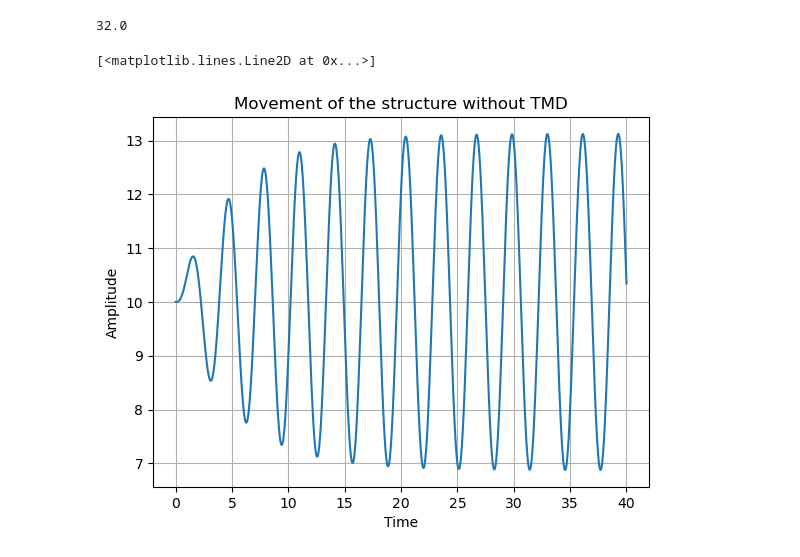
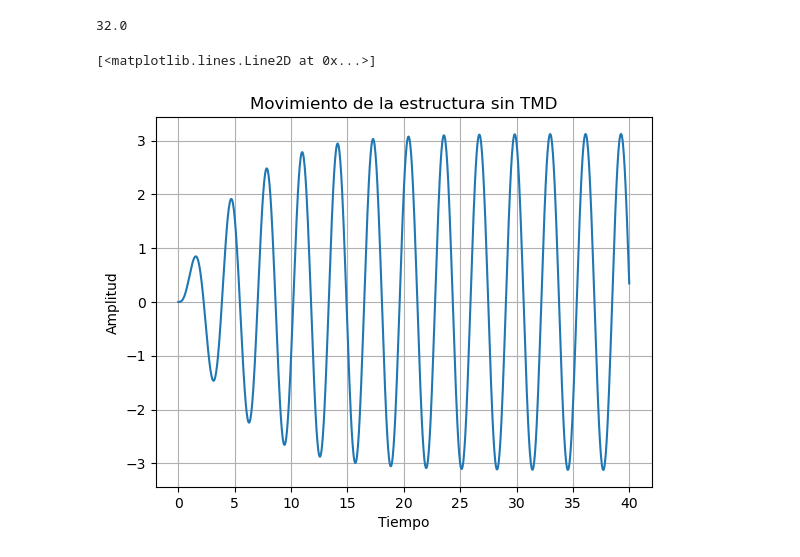
Before and after one commit to JFelipeSP/Simulacion-ondas, a Jupyter notebook: NO_TMD_sim.ipynb, the cells around one changed output. Saved outputs shown, nothing was run; the diff lists cells and outputs as text; code cells hidden in the pictures.

```diff
--- a/NO_TMD_sim.ipynb
+++ b/NO_TMD_sim.ipynb
@@ -70,14 +70,14 @@ x = ans.T[0]
 #Amplitude
 A = x-y0[0]
 # %%
-plt.title(f"Movement of the structure without TMD")
-plt.xlabel(f"Time")
-plt.ylabel(f"Amplitude")
+plt.title(f"Movimiento de la estructura sin TMD")
+plt.xlabel(f"Tiempo")
+plt.ylabel(f"Amplitud")
 plt.grid()
-plt.plot(t, x)
+plt.plot(t, A)
 # %% [output]
 [<matplotlib.lines.Line2D at 0x...>]
-[figure, old version]
+[figure, new version]
 # %%
 #Animation (GIF)
 def animate(i):
```
Also changed, not shown: 1 other file.
